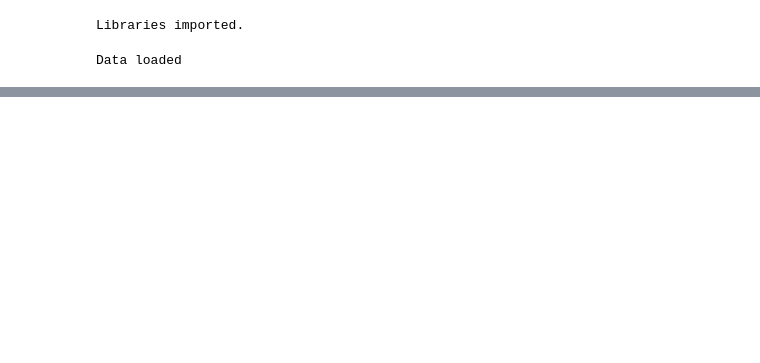
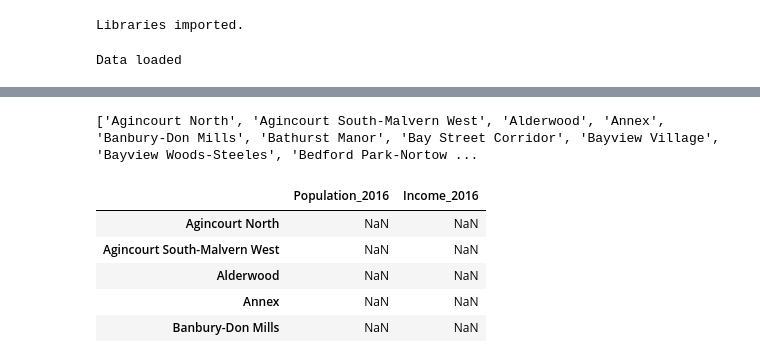
Before and after one commit to githubasr/Applied-Data-Science-Capstone, a Jupyter notebook: The Battle of Neighborhoods (Week 1).ipynb, the cells around one changed output, grey strips where cells are left out. Drawn from its saved outputs; the diff is of its cells as text; code cells hidden in the pictures; blank space fills up the shorter version.

```diff
--- a/The Battle of Neighborhoods (Week 1).ipynb
+++ b/The Battle of Neighborhoods (Week 1).ipynb
@@ -29,3 +29,19 @@ df.head()
 | 2 | Population | Population and dwellings | Census Profile 98-316-X2016001 | Population, 2016 | 2,731,571 | 29,113 | ... |
 | 3 | Population | Population and dwellings | Census Profile 98-316-X2016001 | Population, 2011 | 2,615,060 | 30,279 | ... |
 | 4 | Population | Population and dwellings | Census Profile 98-316-X2016001 | Population Change 2011-2016 | 4.50% | -3.90% | ... |
+# %%
+Neighbourhoods = list(df.columns.values)
+Neighbourhoods = Neighbourhoods[5:]
+print(Neighbourhoods)
+# %% [output]
+['Agincourt North', 'Agincourt South-Malvern West', 'Alderwood', 'Annex', 'Banbury-Don Mills', 'Bathurst Manor', 'Bay Street Corridor', 'Bayview Village', 'Bayview Woods-Steeles', 'Bedford Park-Nortow ...
+# %%
+dfToronto = pd.DataFrame(index=Neighbourhoods, columns=["Population_2016","Income_2016"])
+dfToronto.head()
+# %% [output]
+|  | Population_2016 | Income_2016 |
+| Agincourt North | NaN | NaN |
+| Agincourt South-Malvern West | NaN | NaN |
+| Alderwood | NaN | NaN |
+| Annex | NaN | NaN |
+| Banbury-Don Mills | NaN | NaN |
```
Also changed, not shown: parts of 1 cell of this notebook.
